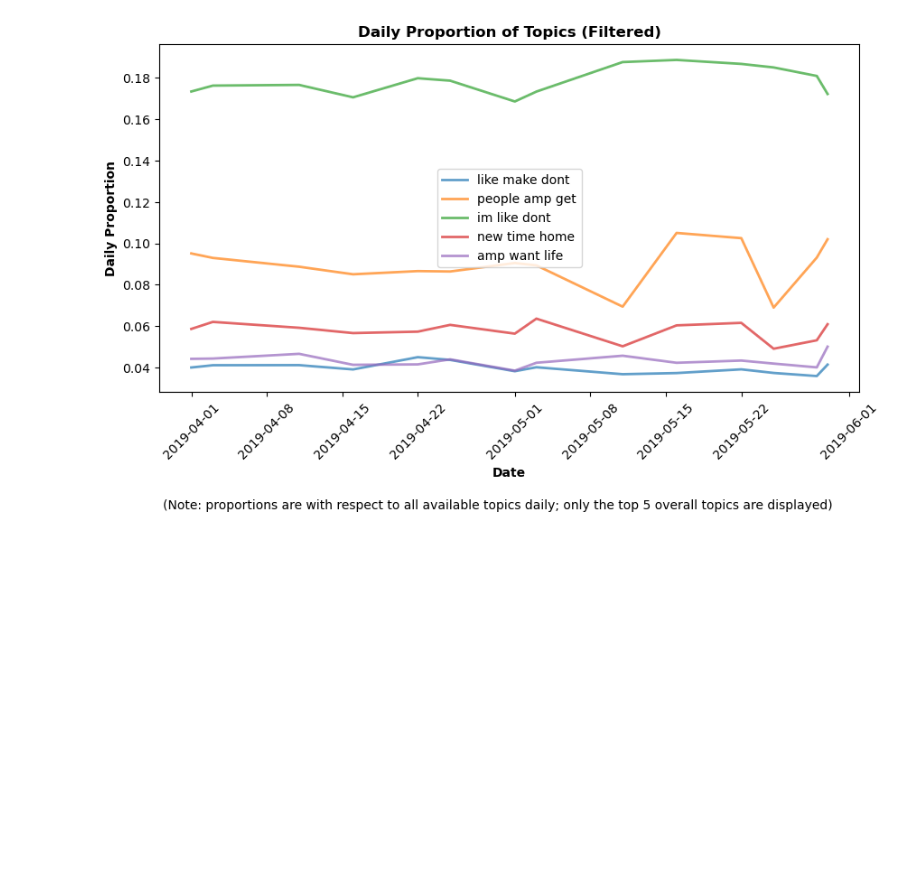
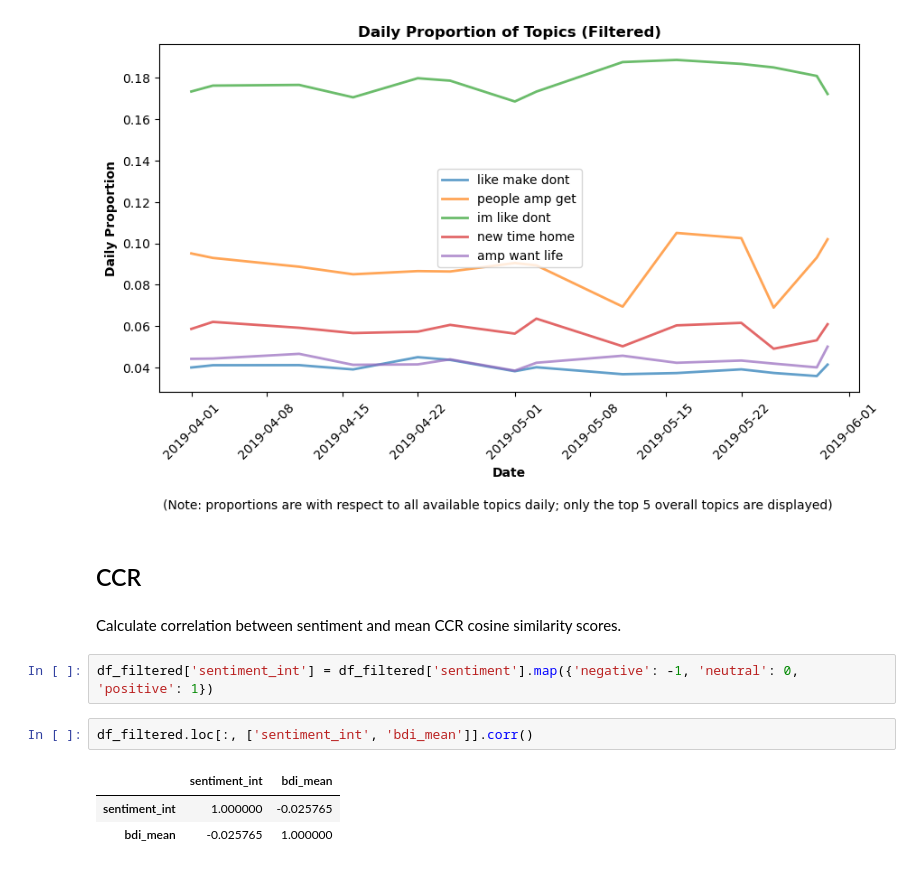
Before and after one commit to tomzhang255/AC221_Project, a Jupyter notebook: stat_analysis.ipynb, the cells around one changed output. Drawn from its saved outputs; the diff is of its cells as text; blank space fills up the shorter version.

```diff
--- a/stat_analysis.ipynb
+++ b/stat_analysis.ipynb
@@ -296,3 +300,15 @@ plot_daily_prop_topics(df_all, df_type='general')
 plot_daily_prop_topics(df_filtered, df_type='filtered')
 # %% [output]
 [figure]
+# %% [markdown]
+## CCR
+# %% [markdown]
+Calculate correlation between sentiment and mean CCR cosine similarity scores.
+# %%
+df_filtered['sentiment_int'] = df_filtered['sentiment'].map({'negative': -1, 'neutral': 0, 'positive': 1})
+# %%
+df_filtered.loc[:, ['sentiment_int', 'bdi_mean']].corr()
+# %% [output]
+|  | sentiment_int | bdi_mean |
+| sentiment_int | 1.000000 | -0.025765 |
+| bdi_mean | -0.025765 | 1.000000 |
```
Also changed, not shown: parts of 7 cells of this notebook, 13 other files.
